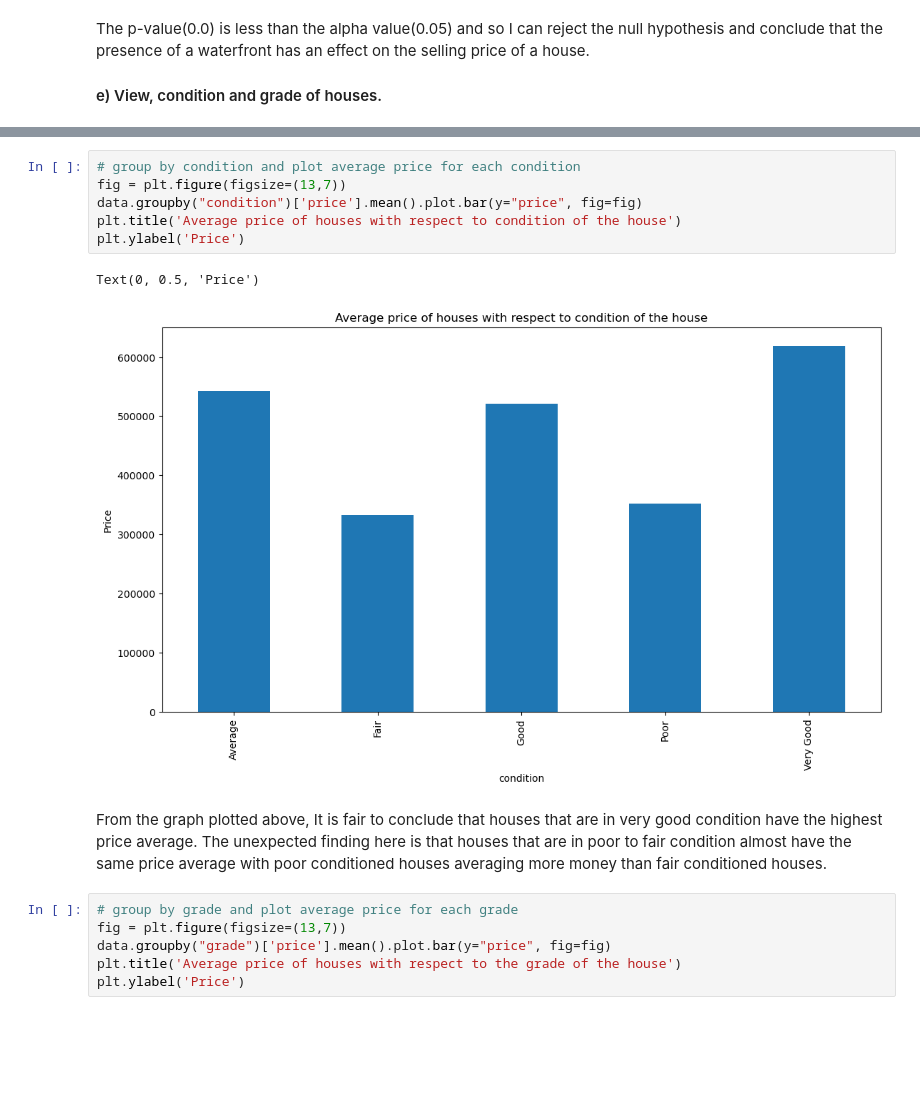
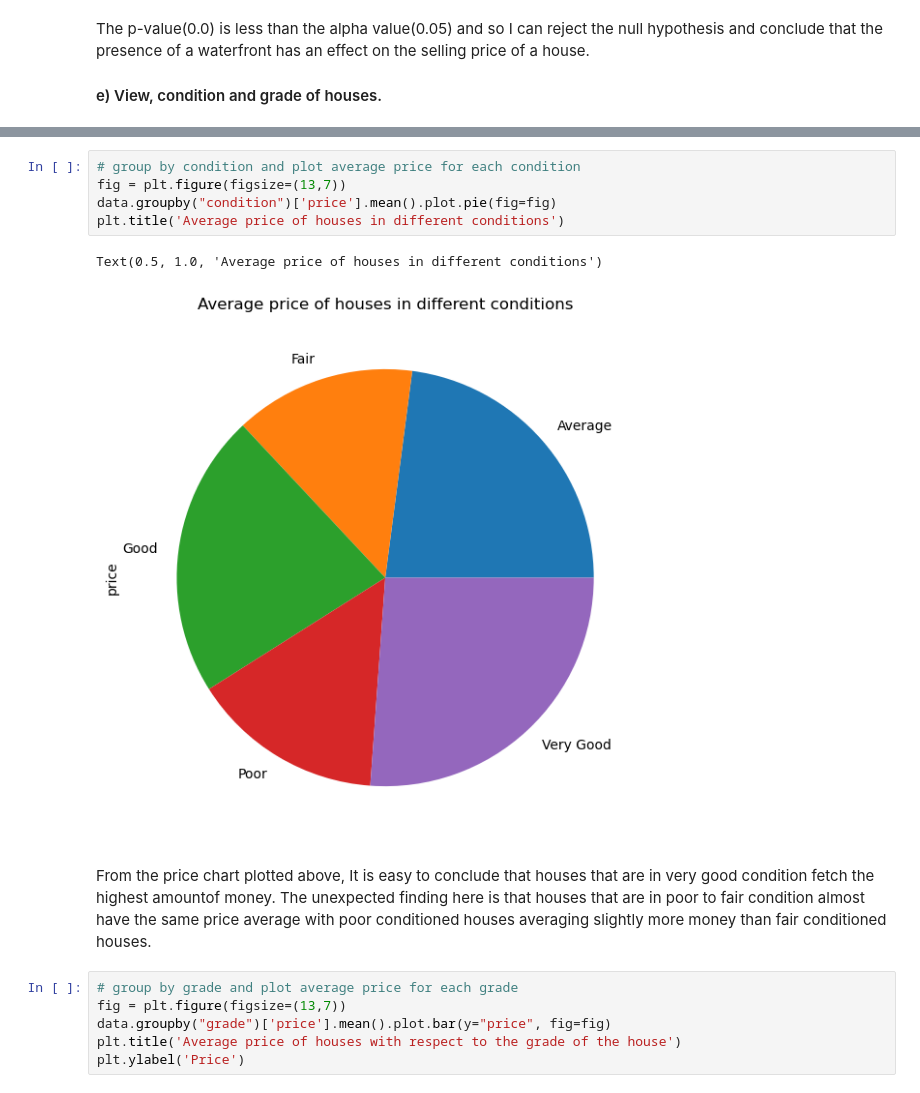
Before and after one commit to ngeny-brian/Phase-2-project, a Jupyter notebook: student.ipynb, the cells around one changed output, grey strips where cells are left out. Saved outputs shown, nothing was run; the diff lists cells and outputs as text; blank space fills up the shorter version.

```diff
--- a/student.ipynb
+++ b/student.ipynb
@@ -422,14 +421,13 @@ The bar graph above helps to identify the effect that a view has on the price of
 # %%
 # group by condition and plot average price for each condition
 fig = plt.figure(figsize=(13,7))
-data.groupby("condition")['price'].mean().plot.bar(y="price", fig=fig)
-plt.title('Average price of houses with respect to condition of the house')
-plt.ylabel('Price')
+data.groupby("condition")['price'].mean().plot.pie(fig=fig)
+plt.title('Average price of houses in different conditions')
 # %% [output]
-Text(0, 0.5, 'Price')
+Text(0.5, 1.0, 'Average price of houses in different conditions')
-[figure, old version]
+[figure, new version]
 # %% [markdown]
-From the graph plotted above, It is fair to conclude that houses that are in very good condition have the highest price average. The unexpected finding here is that houses that are in poor to fair condition almost have the same price average with poor conditioned houses averaging more money than fair conditioned houses.
+From the price chart plotted above, It is easy to conclude that houses that are in very good condition fetch the highest amountof money. The unexpected finding here is that houses that are in poor to fair condition almost have the same price average with poor conditioned houses averaging slightly more money than fair conditioned houses.
 # %%
 # group by grade and plot average price for each grade
 fig = plt.figure(figsize=(13,7))
```
Also changed, not shown: parts of 11 cells of this notebook.
